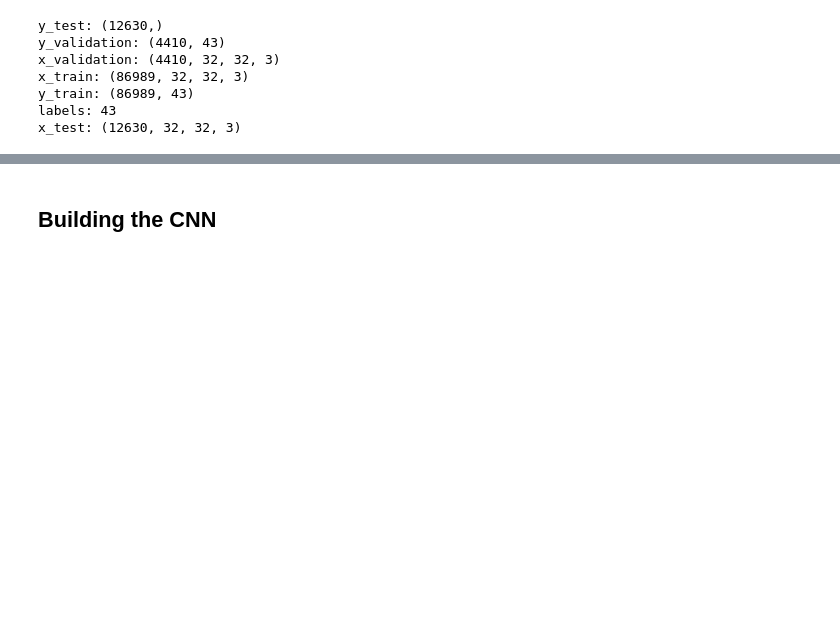
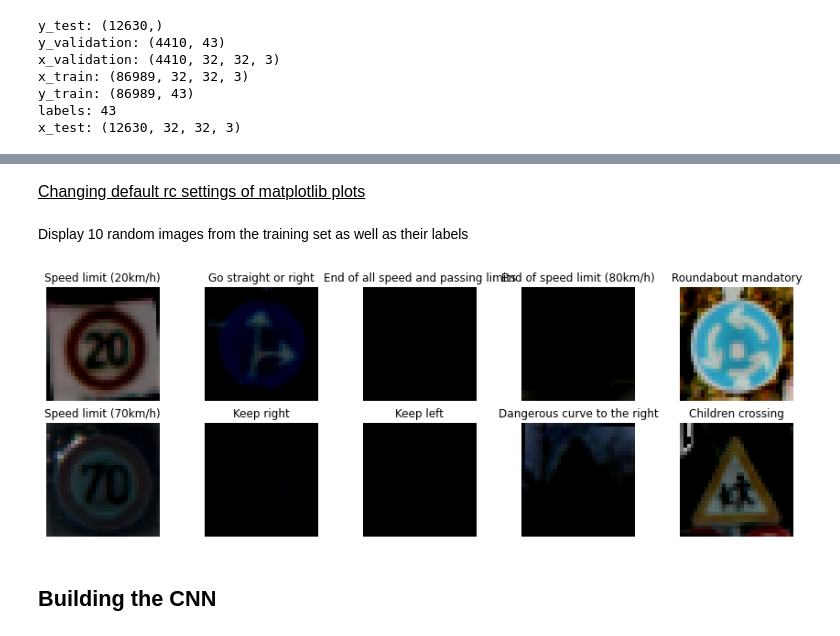
Before and after one commit to NaomiEX/CNN-Traffic-Sign-Classification, a Jupyter notebook: Traffic_Sign_Classifier.ipynb, the cells around one changed output, grey strips where cells are left out. Drawn from its saved outputs; the diff is of its cells as text; code cells hidden in the pictures; blank space fills up the shorter version.

```diff
--- a/Traffic_Sign_Classifier.ipynb
+++ b/Traffic_Sign_Classifier.ipynb
@@ -105,0 +119,2 @@ x_test: (12630, 32, 32, 3)
+# %% [markdown]
+<div style="text-decoration: underline; font-size: 16px">Changing default rc settings of matplotlib plots</div>
@@ -106,3 +141,28 @@ x_test: (12630, 32, 32, 3)
+# %% [markdown]
+Display 10 random images from the training set as well as their labels
+# %%
+visualize_num=10
+# %%
+%%capture --no-display
+indices = np.random.randint(low = 0, high = 12629, size = visualize_num) # get 10 random numbers
+
+x_input_lst = []
+y_input_lst = []
+
+for num, param in enumerate(indices):
+    x_input = data['x_train'][param: (param + 1)]
+    y_input = data['y_train'][param : (param + 1)]
+
+    x_input_lst.append(x_input)
+    y_input_lst.append(y_input)
+
+    plt.subplot(2, 5, num+1)
+    plt.imshow(x_input[0, :, :, :])
+    plt.title(format(labels[np.where(y_input==1)[1][0]])) # display the label above the image
+    plt.axis('off')
+plt.show()
+# %% [output]
+[figure, added]
 # %% [markdown]
 ## Building the CNN
 # %%
```
Also changed, not shown: parts of 31 cells of this notebook.
